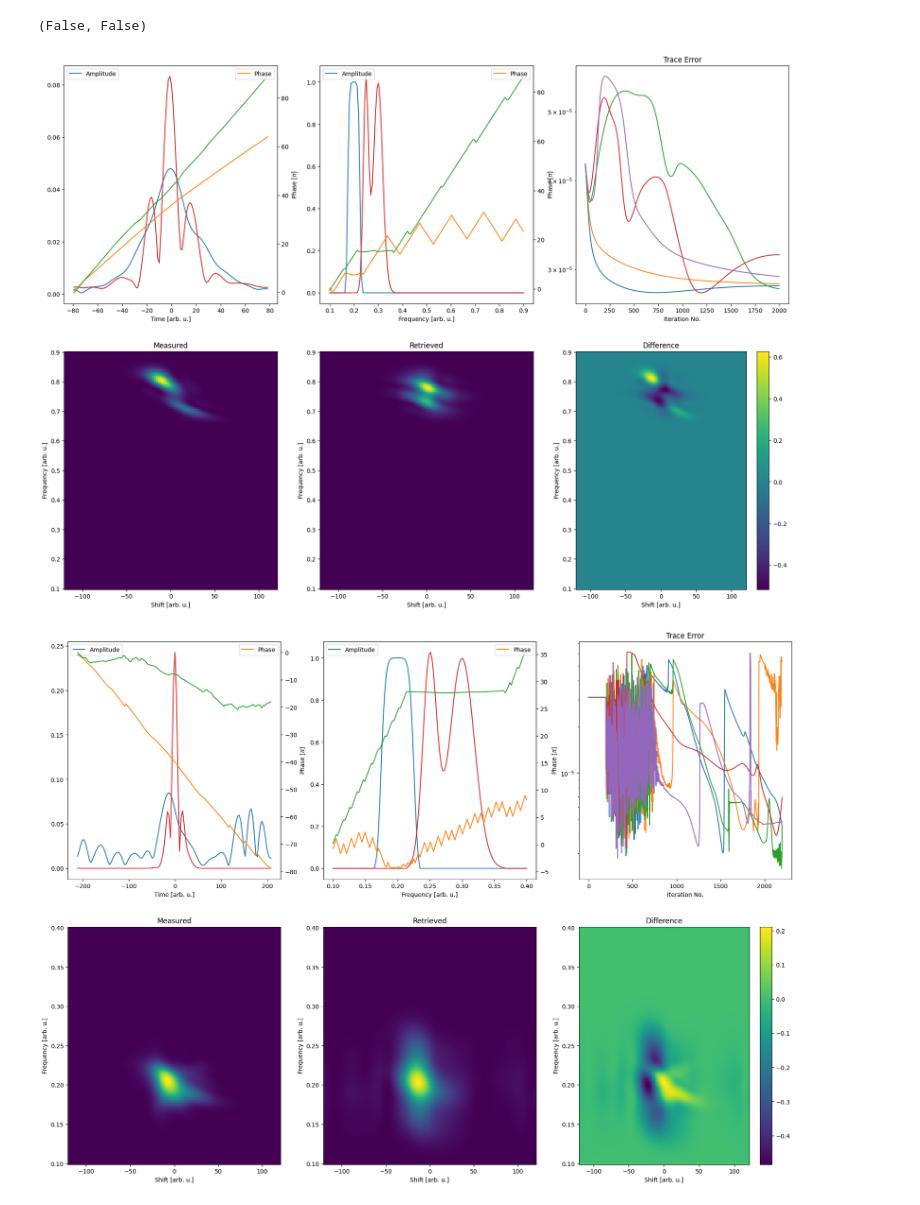
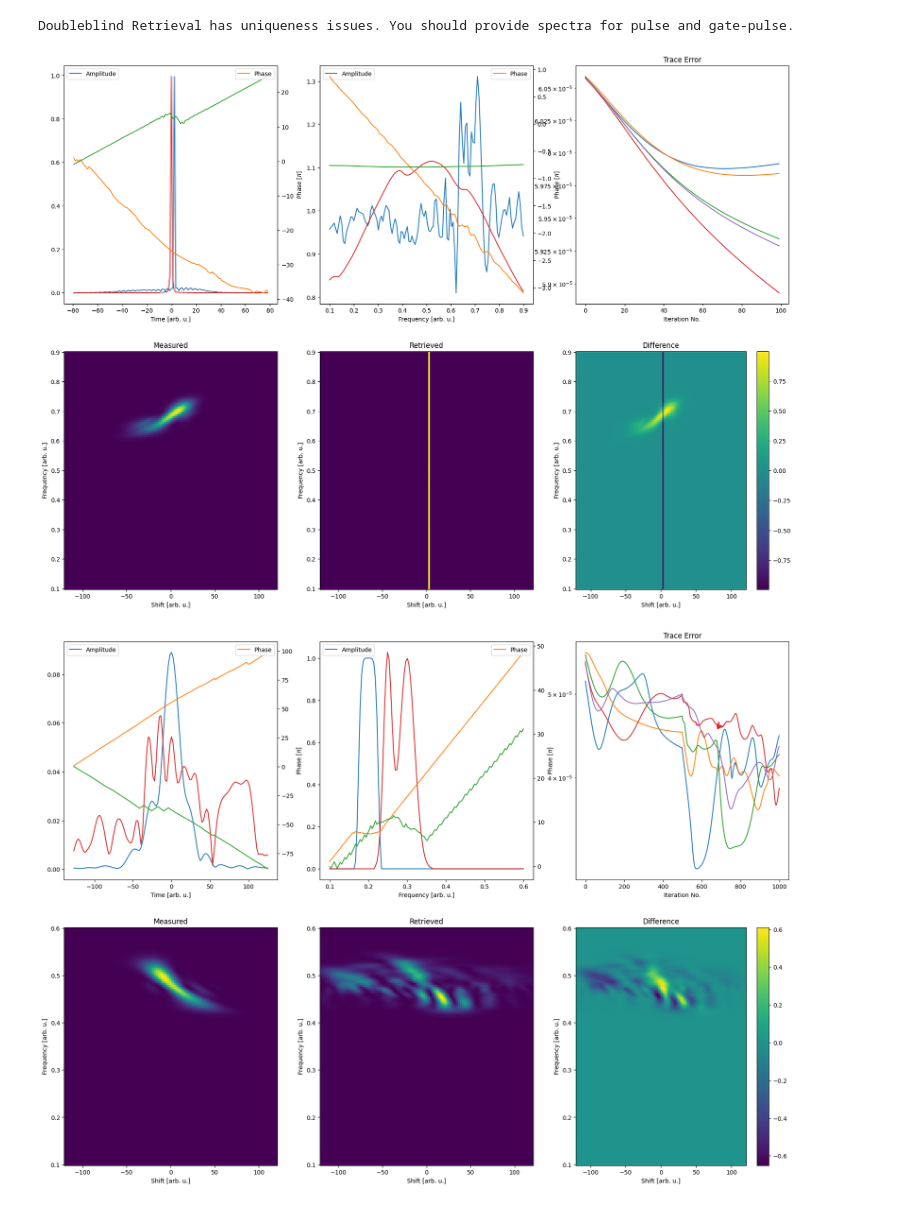
Before and after one commit to matillda123/Pulse-Retrieval-with-JAX, a Jupyter notebook: _usage_example.ipynb, the cells around one changed output. Drawn from its saved outputs; the diff is of its cells as text; code cells hidden in the pictures.

Commit message:
identified an issue in doubleblind, some minor changes

```diff
--- a/_usage_example.ipynb
+++ b/_usage_example.ipynb
@@ -13,16 +13,16 @@ phase1 = PolynomialPhase(None, (0,0,-50,50))
 
 
 mp = MakeTrace(N=128*20, f_max=3)
-time, frequency, pulse_t, pulse_f = mp.generate_pulse((amp0,phase0))
+time, frequency, pulse_t, pulse_f = mp.generate_pulse((amp1,phase1))
 
-_, frequency_gate, _, pulse_f_gate = mp.generate_pulse((amp1,phase1))
+_, frequency_gate, _, pulse_f_gate = mp.generate_pulse((amp0,phase0))
 
 
 # something is wrong with sd generation
 
 delay = jnp.linspace(-120,120,128)
-delay, frequency_trace, trace, spectra = mp.generate_frog(time, frequency, pulse_t, pulse_f, "shg", delay, real_fields=False,
+delay, frequency_trace, trace, spectra = mp.generate_frog(time, frequency, pulse_t, pulse_f, "thg", delay, real_fields=False,
                                                           cross_correlation=True,
                                                           gate=(frequency_gate, pulse_f_gate),
-                                                          N=128, frequency_range=(0.1,0.7), interpolate_fft_conform=False)
+                                                          N=128, frequency_range=(0.1,0.9), interpolate_fft_conform=False)
 # %% [output]
@@ -61,4 +55,0 @@ Doubleblind Retrieval has uniqueness issues. You should provide spectra for puls
-# %%
-gp.doubleblind, gp.measurement_info.doubleblind
-# %% [output]
-(False, False)
@@ -67,44 +65,44 @@ from pulsedjax.frog import GeneralizedProjection
 
 gp = GeneralizedProjection(delay, frequency_trace, trace, "thg", cross_correlation="doubleblind", seed=0)
 
-eta = 1
-gp.use_measured_spectrum(spectra.pulse[0], spectra.pulse[1], "pulse", eta)
-gp.use_measured_spectrum(spectra.gate[0], spectra.gate[1], "gate", eta)
+# gp.use_measured_spectrum(spectra.pulse[0], spectra.pulse[1], "pulse")
+# gp.use_measured_spectrum(spectra.gate[0], spectra.gate[1], "gate")
+
+# gp.use_measured_spectrum(spectra.pulse[0], spectra.pulse[1], "gate")
+# gp.use_measured_spectrum(spectra.gate[0], spectra.gate[1], "pulse")
+
 
 population = gp.create_initial_population(5, "constant")
 
 #gp.local_gamma = 1
-gp.global_gamma = 1e-2
+gp.global_gamma = 1e-3
 
 #gp.global_adaptive_scaling = False
 #gp.global_adaptive_scaling_factor = 0
 
 
-final_result = gp.run(population, 2000)
+final_result = gp.run(population, 100)
 gp.plot_results(final_result)
 # %% [output]
+Doubleblind Retrieval has uniqueness issues. You should provide spectra for pulse and gate-pulse.
-[figure, old version]
+[figure, new version]
 # %%
 from pulsedjax.frog import COPRA
 
-gp = COPRA(delay, frequency_trace, trace, "pg", cross_correlation="doubleblind", seed=0)
+gp = COPRA(delay, frequency_trace, trace, "shg", cross_correlation="doubleblind", seed=0)
 
-eta = 1
-gp.use_measured_spectrum(spectra.pulse[0], spectra.pulse[1], "pulse", eta)
-gp.use_measured_spectrum(spectra.gate[0], spectra.gate[1], "gate", eta)
+gp.use_measured_spectrum(spectra.pulse[0], spectra.pulse[1], "pulse")
+gp.use_measured_spectrum(spectra.gate[0], spectra.gate[1], "gate")
 
-population = gp.create_initial_population(5, "constant")
+population = gp.create_initial_population(5, "random")
 
 gp.local_gamma = 1
 gp.global_gamma = 0.25
 
-# gp.local_adaptive_scaling = False
-# gp.global_adaptive_scaling = False
-gp.local_adaptive_scaling_factor = 0
-gp.global_adaptive_scaling_factor = 0
+#gp.global_adaptive_scaling_factor = 0.5
+#gp.r_no_iterations = 5
 
-
-final_result = gp.run(population, 200, 2000)
+final_result = gp.run(population, 500, 500)
 gp.plot_results(final_result)
 # %% [output]
-[figure, old version]
+[figure, new version]
```
Also changed, not shown: parts of 8 cells of this notebook, 10 other files.
